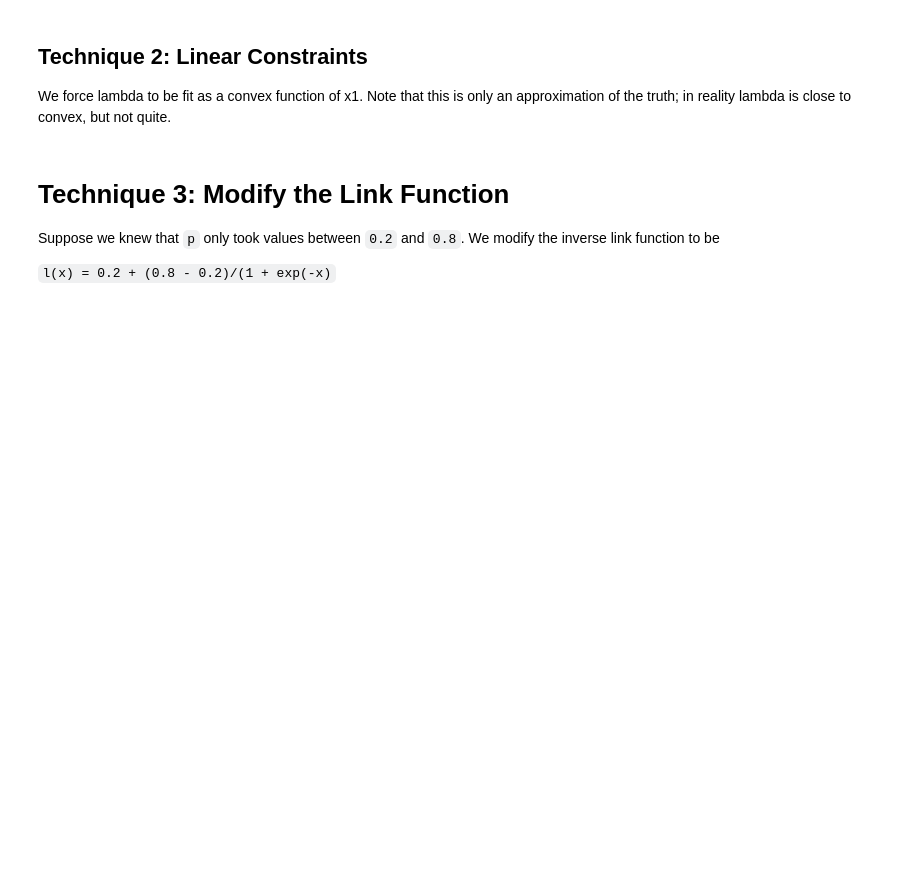
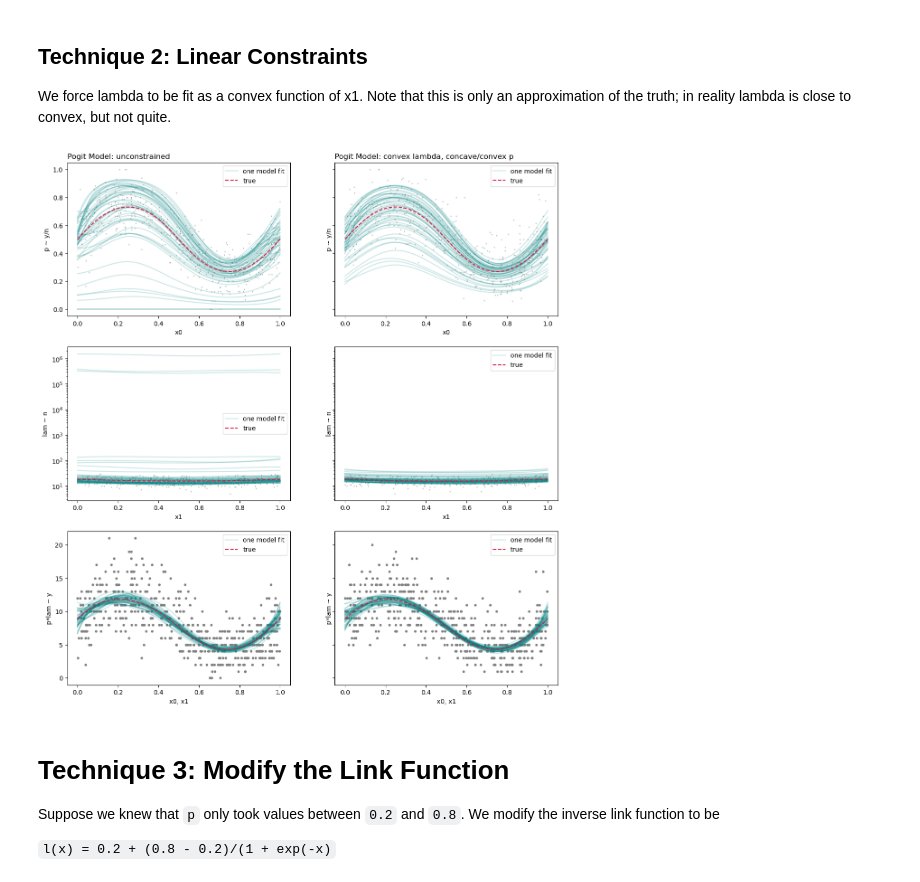
Before and after one commit to ihmeuw-msca/underreporting, a Jupyter notebook: notebooks/Regularizer-And-Constraint-Demos.ipynb, the cells around one changed output. Saved outputs shown, nothing was run; the diff lists cells and outputs as text; code cells hidden in the pictures; blank space fills up the shorter version.

Commit message:
Plotted 3-way comparisons for paper, updated texpit function to use expit function, and made nobs and ntrials global

```diff
--- a/notebooks/Regularizer-And-Constraint-Demos.ipynb
+++ b/notebooks/Regularizer-And-Constraint-Demos.ipynb
@@ -43,9 +45,9 @@ def var1_gen_unconstrained(x1):
                                                    degree=3))
     return var1
 # %%
-def generateData(num_obs):
-    x0 = np.random.rand(num_obs)
-    x1 = np.random.rand(num_obs)
+def generateData():
+    x0 = np.random.rand(NUM_OBS)
+    x1 = np.random.rand(NUM_OBS)
 
     true_p = 1.0/(1.0 + np.exp(-np.sin(x0*2.0*np.pi)))
     true_lam = 15.0 + np.exp(np.cos(x1*2.0*np.pi))
@@ -54,16 +56,16 @@ def generateData(num_obs):
 
     return x0, x1, y, n
 
-def fitModel(var0_gen, var1_gen, num_obs=500, nTrials=50, pOptions={}):
+def fitModel(var0_gen, var1_gen, pOptions={}):
     df_pred = pd.DataFrame({"x0": X0_PRED, "x1": X1_PRED})
     data_pred = Data(col_covs=["x0", "x1"], df=df_pred)
 
-    pred0 = np.zeros((len(X0_PRED), nTrials))
-    pred1 = np.zeros((len(X1_PRED), nTrials))
+    pred0 = np.zeros((len(X0_PRED), N_TRIALS))
+    pred1 = np.zeros((len(X1_PRED), N_TRIALS))
 
-    for i in range(nTrials):
+    for i in range(N_TRIALS):
         # Generate data (don't even look at true n)
-        x0, x1, y, _ = generateData(num_obs)
+        x0, x1, y, _ = generateData()
 
         # Build and fit model
         df = pd.DataFrame({"y": y, "x0": x0, "x1": x1})
@@ -87,22 +89,21 @@ unconstrainedPred0, unconstrainedPred1 = fitModel(var0_gen_unconstrained, var1_g
 # Plot the pHat, lamHat, and muHat estimates from each trial
 def plotTrials(pred0, pred1, ax=None, titleString=""):
     # Generate one round of data just so we can plot it and see what representative data looks like
-    _, nTrials = pred0.shape
-    x0, x1, y, n = generateData(num_obs=500)
+    x0, x1, y, n = generateData()
 
     multiplot = True
     if ax is None:
         multiplot = False
         fig, ax = plt.subplots(3, 1, figsize=(10, 5*3))
     ax[0].scatter(x0, y/n, marker=".", color="gray", alpha=0.5, s=3)
-    ax[0].plot(X0_PRED, pred0, color="#008080", label=["one model fit"] + ["_nolabel_"]*(nTrials-1), alpha=0.2)
+    ax[0].plot(X0_PRED, pred0, color="#008080", label=["one model fit"] + ["_nolabel_"]*(N_TRIALS-1), alpha=0.2)
     ax[0].plot(X0_PRED, 1.0/(1.0 + np.exp(-np.sin(X0_PRED*2.0*np.pi))), color="#DC143C", label="true", linestyle="--")
     ax[0].set_xlabel("x0")
     ax[0].set_ylabel("p ~ y/n")
     ax[0].set_title("Pogit Model"+titleString, loc="left")
     ax[0].legend()
 
-    ax[1].semilogy(X1_PRED, pred1, color="#008080", label=["one model fit"] + ["_nolabel_"]*(nTrials-1), alpha=0.2)
+    ax[1].semilogy(X1_PRED, pred1, color="#008080", label=["one model fit"] + ["_nolabel_"]*(N_TRIALS-1), alpha=0.2)
     ax[1].plot(X1_PRED, 15.0 + np.exp(np.cos(X1_PRED*2.0*np.pi)), color="#DC143C", label="true", linestyle="--")
     ax[1].scatter(x1, n, marker=".", color="gray", alpha=0.5, s=3)
     ax[1].set_xlabel("x1")
@@ -110,22 +111,24 @@ def plotTrials(pred0, pred1, ax=None, titleString=""):
     ax[1].legend()
 
     ax[2].scatter(x0, y, marker=".", color="gray")
-    ax[2].plot(X0_PRED, pred0*pred1, color="#008080", label=["one model fit"] + ["_nolabel_"]*(nTrials-1), alpha=0.2)
+    ax[2].plot(X0_PRED, pred0*pred1, color="#008080", label=["one model fit"] + ["_nolabel_"]*(N_TRIALS-1), alpha=0.2)
     ax[2].plot(X0_PRED, (15.0 + np.exp(np.cos(X1_PRED*2.0*np.pi)))/(1.0 + np.exp(-np.sin(X0_PRED*2.0*np.pi))), color="#DC143C", label="true", linestyle="--")
     ax[2].set_xlabel("x0, x1")
     ax[2].set_ylabel("p*lam ~ y")
     ax[2].legend()
-    #plt.savefig("pogit.pdf", bbox_inches="tight")
 
     if not multiplot:
         plt.show()
 # %%
-def plotComparison(predList):
+def plotComparison(predList, saveFile=None, subplotDims=(7,5)):
     """predList is a list of (pred0, pred1, titleString) tuples"""
     nComparators = len(predList)
-    fig, ax = plt.subplots(3, nComparators, figsize=(7*nComparators, 5*3), sharey='row')
+    subplot_w, subplot_h = subplotDims
+    fig, ax = plt.subplots(3, nComparators, figsize=(subplot_w*nComparators, subplot_h*3), sharey='row')
     for i, (pred0, pred1, titleString) in enumerate(predList):
         plotTrials(pred0, pred1, ax[:,i], titleString)
+    if saveFile is not None:
+        plt.savefig(saveFile, bbox_inches="tight")
     plt.show()
 # %%
 plotTrials(unconstrainedPred0, unconstrainedPred1)
@@ -181,7 +186,7 @@ def var1_gen_convex(x0):
     return var1
 
 def var0_gen_convex(x0):
-    # Build a new x0 variable that enforces the convexity constraint
+    # Build a new x0 variable that enforces the convexity constraint on the second half
     uniform_prior_avgP_cvx = SplineUniformPrior(domain_lb=0.5,
                                             domain_ub=1,
                                             size=50,
@@ -239,6 +244,6 @@ def var0_gen_concave_convex(x0):
                           spline_specs=SplineSpecs(knots=np.array([0.0, 0.25, 0.75, 1.0]),
                                                    knots_type="abs",
                                                    degree=3),
-                          linear_upriors=[uniform_prior_avgP_ccv])
+                          linear_upriors=[uniform_prior_avgP_ccv, uniform_prior_avgP_cvx])
 
     return var0
@@ -260,3 +252,8 @@ plotTrials(pred0_b, pred1_b)
+# %%
+plotComparison([(unconstrainedPred0, unconstrainedPred1, ": unconstrained"),
+                (pred0_a, pred1_a, ": convex lambda, concave/convex p")])
+# %% [output]
+[figure, added]
 # %% [markdown]
 # Technique 3: Modify the Link Function
 
```
Also changed, not shown: parts of 16 cells of this notebook.
